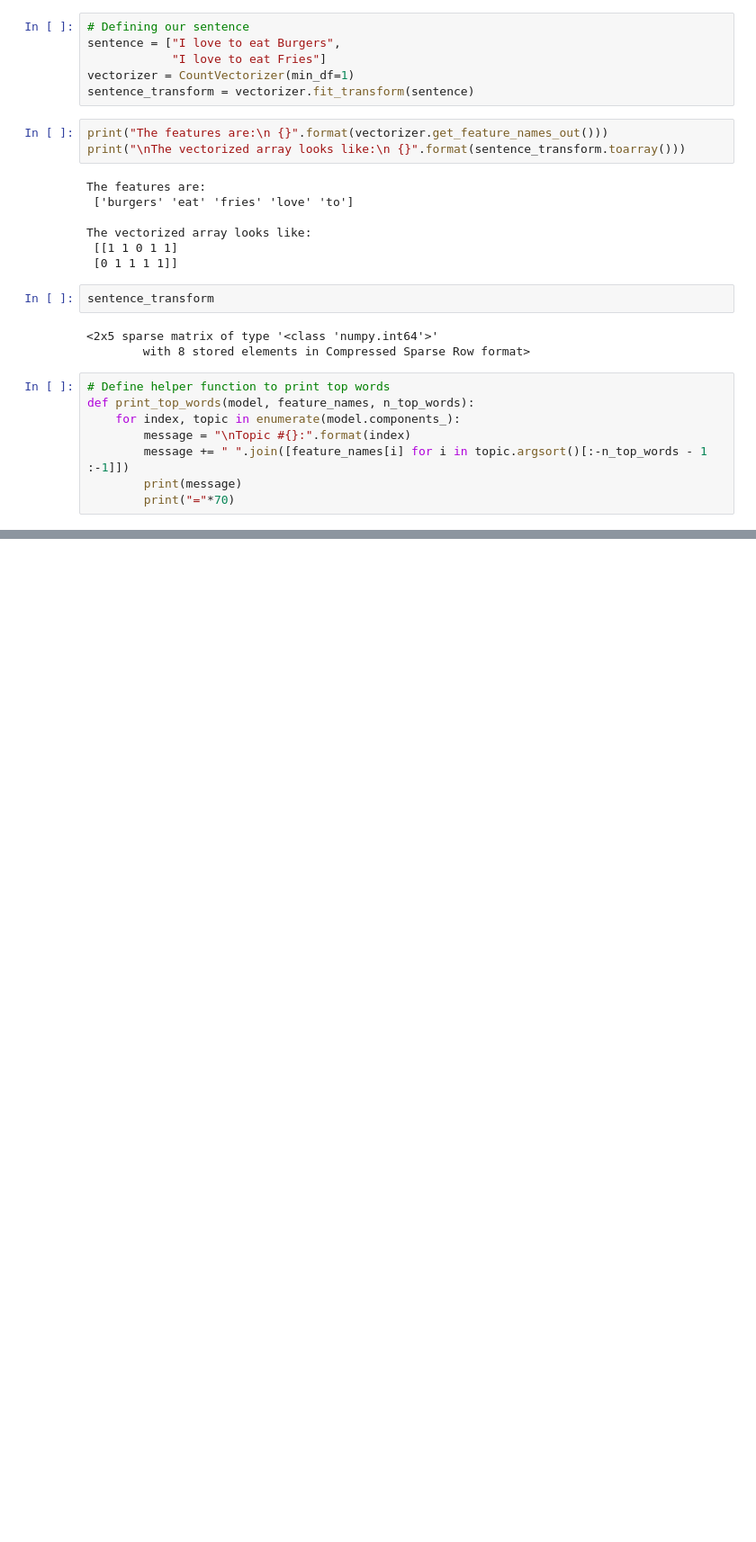
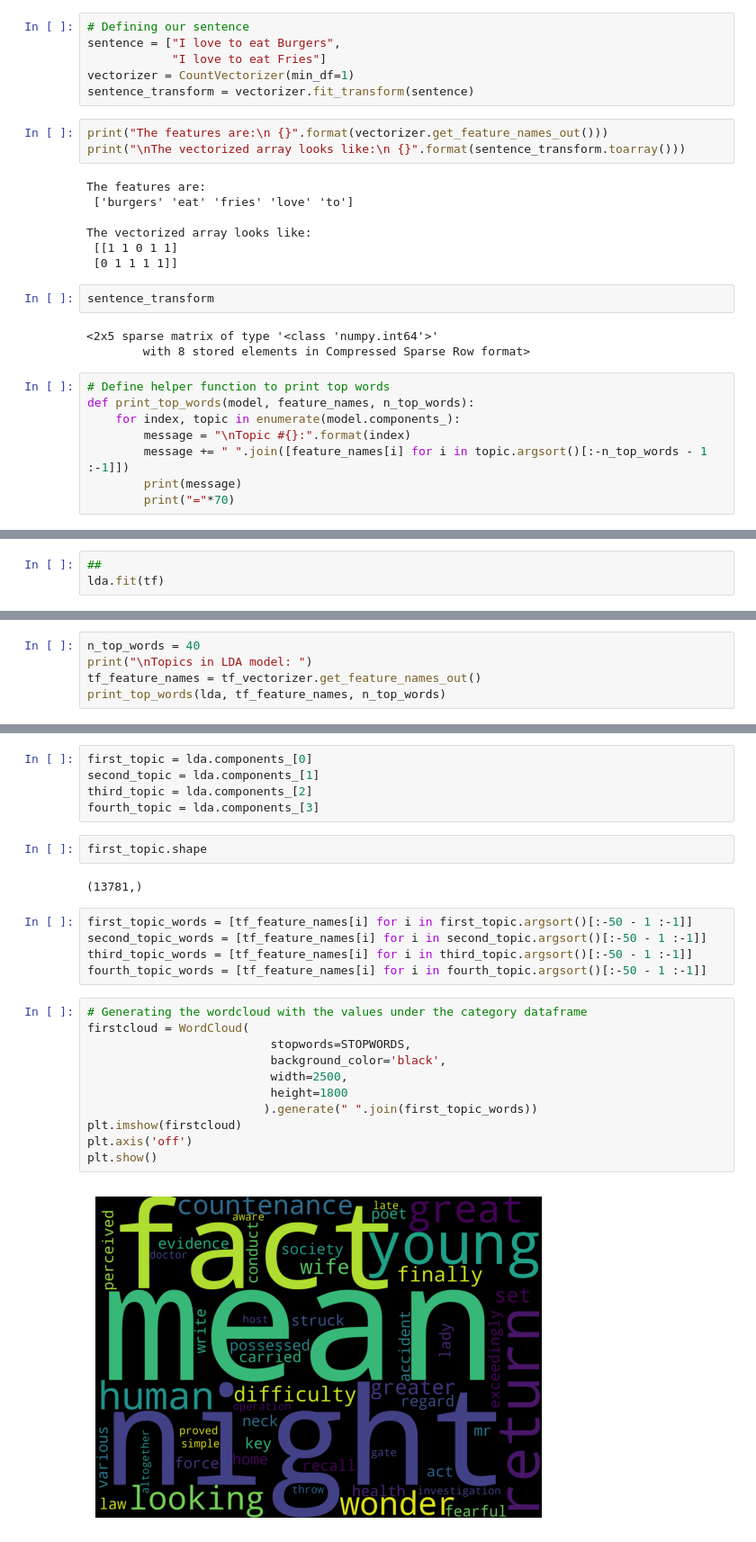
Before and after one commit to shira-stromer/Kaggle, a Jupyter notebook: Spooky NLP and Topic Modelling.ipynb, the cells around one changed output, grey strips where cells are left out. Shown at 90% size. Saved outputs shown, nothing was run; the diff lists cells and outputs as text; blank space fills up the shorter version.

Commit message:
finish Spooky NLP and Top Modellig

```diff
--- a/Spooky NLP and Topic Modelling.ipynb
+++ b/Spooky NLP and Topic Modelling.ipynb
@@ -205,0 +273,3 @@ def print_top_words(model, feature_names, n_top_words):
+# %%
+##
+lda.fit(tf)
@@ -205,0 +279,5 @@ def print_top_words(model, feature_names, n_top_words):
+# %%
+n_top_words = 40
+print("\nTopics in LDA model: ")
+tf_feature_names = tf_vectorizer.get_feature_names_out()
+print_top_words(lda, tf_feature_names, n_top_words)
@@ -205,0 +302,27 @@ def print_top_words(model, feature_names, n_top_words):
+# %%
+first_topic = lda.components_[0]
+second_topic = lda.components_[1]
+third_topic = lda.components_[2]
+fourth_topic = lda.components_[3]
+# %%
+first_topic.shape
+# %% [output]
+(13781,)
+# %%
+first_topic_words = [tf_feature_names[i] for i in first_topic.argsort()[:-50 - 1 :-1]]
+second_topic_words = [tf_feature_names[i] for i in second_topic.argsort()[:-50 - 1 :-1]]
+third_topic_words = [tf_feature_names[i] for i in third_topic.argsort()[:-50 - 1 :-1]]
+fourth_topic_words = [tf_feature_names[i] for i in fourth_topic.argsort()[:-50 - 1 :-1]]
+# %%
+# Generating the wordcloud with the values under the category dataframe
+firstcloud = WordCloud(
+                          stopwords=STOPWORDS,
+                          background_color='black',
+                          width=2500,
+                          height=1800
+                         ).generate(" ".join(first_topic_words))
+plt.imshow(firstcloud)
+plt.axis('off')
+plt.show()
+# %% [output]
+[figure, added]
```
Also changed, not shown: parts of 12 cells of this notebook.
